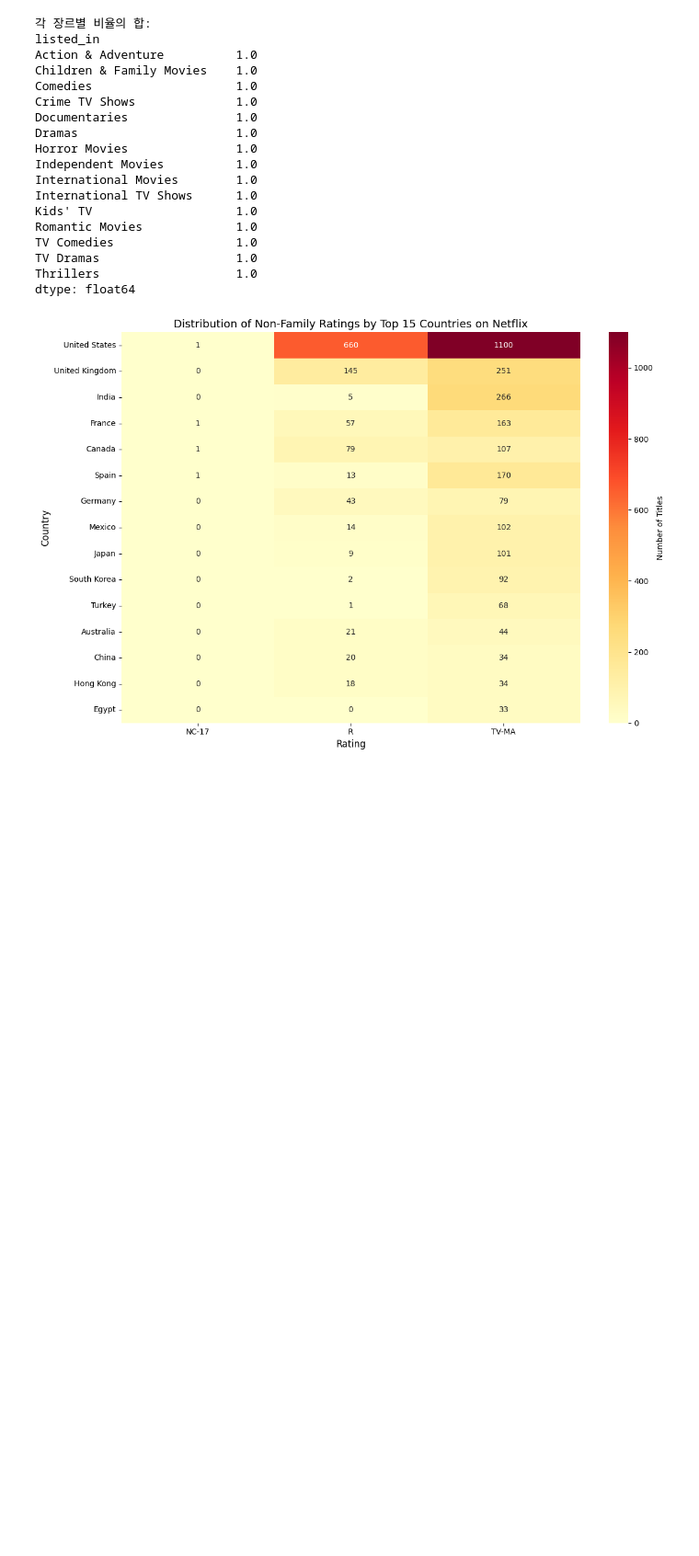
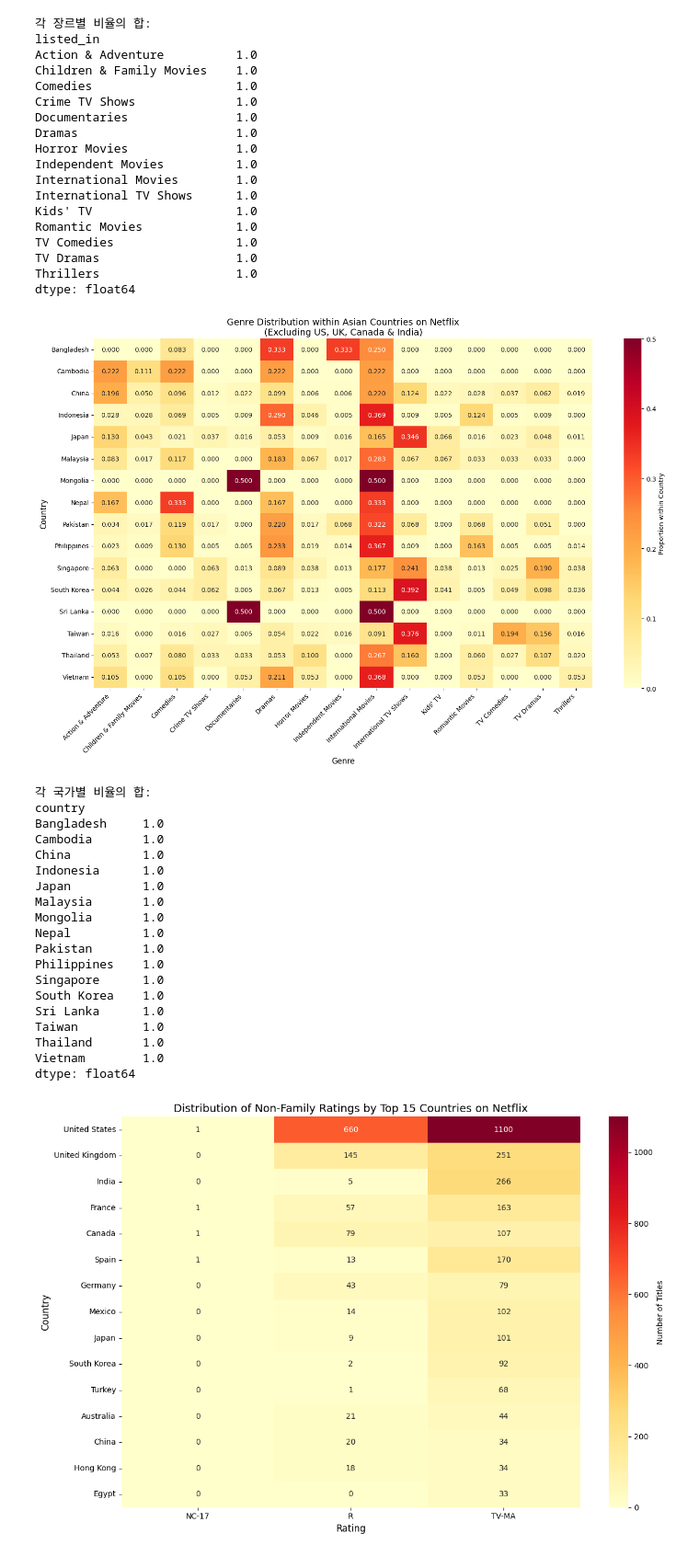
Before and after one commit to seungboAn/DATAthon, a Jupyter notebook: 김대환/joshworkspace.ipynb, the cells around one changed output. Shown at 92% size. Saved outputs shown, nothing was run; the diff lists cells and outputs as text; code cells hidden in the pictures; blank space fills up the shorter version.

```diff
--- a/김대환/joshworkspace.ipynb
+++ b/김대환/joshworkspace.ipynb
@@ -778,6 +776,85 @@ TV Comedies                 1.0
 TV Dramas                   1.0
 Thrillers                   1.0
 dtype: float64
+# %%
+# 아시아 국가 리스트 정의
+asian_countries = [
+    "Japan", "South Korea", "China", "Taiwan", "Thailand", "Philippines",
+    "Indonesia", "Malaysia", "Singapore", "Vietnam", "Cambodia", "Myanmar",
+    "Laos", "Brunei", "Mongolia", "Nepal", "Sri Lanka", "Pakistan",
+    "Bangladesh", "Maldives", "Bhutan"
+]
+
+# 데이터 전처리
+country_genre_split = netflix_data.dropna(subset=['country', 'listed_in']).copy()
+country_genre_split = country_genre_split.assign(
+    country=country_genre_split['country'].str.split(', '),
+    listed_in=country_genre_split['listed_in'].str.split(', ')
+).explode('country').explode('listed_in')
+
+# 제외할 국가들
+excluded_countries = ['United States', 'United Kingdom', 'Canada', 'India']
+
+# 아시아 국가들만 선택 (제외 국가 제외)
+asian_data = country_genre_split[
+    (country_genre_split['country'].isin(asian_countries)) &
+    (~country_genre_split['country'].isin(excluded_countries))
+]
+
+# 상위 장르 선택
+top_genres = country_genre_split['listed_in'].value_counts().head(15).index
+
+# 국가-장르 매트릭스 생성
+country_genre_matrix = pd.DataFrame(
+    asian_data[asian_data['listed_in'].isin(top_genres)]
+    .groupby(['country', 'listed_in']).size()
+).reset_index().pivot(index='country', columns='listed_in', values=0).fillna(0)
+
+# 데이터가 있는 국가만 선택 (행의 합이 0인 국가 제외)
+country_genre_matrix = country_genre_matrix[country_genre_matrix.sum(axis=1) > 0]
+
+# 행(국가)별로 정규화 - 각 국가의 장르 비율 합이 1이 되도록
+country_genre_matrix_normalized = country_genre_matrix.div(country_genre_matrix.sum(axis=1), axis=0)
+
+# 히트맵 시각화
+plt.figure(figsize=(15, 10))
+sns.heatmap(country_genre_matrix_normalized,
+            cmap='YlOrRd',
+            annot=True,
+            fmt='.3f',
+            cbar_kws={'label': 'Proportion within Country'})
+plt.title('Genre Distribution within Asian Countries on Netflix\n(Excluding US, UK, Canada & India)', fontsize=14)
+plt.xlabel('Genre', fontsize=12)
+plt.ylabel('Country', fontsize=12)
+plt.xticks(rotation=45, ha='right')
+plt.tight_layout()
+plt.show()
+
+# 검증을 위해 각 국가(행)의 합 출력
+row_sums = country_genre_matrix_normalized.sum(axis=1)
+print("\n각 국가별 비율의 합:")
+print(row_sums)  # 모든 값이 1.0이어야 함
+# %% [output]
+[figure, added]
+각 국가별 비율의 합:
+country
+Bangladesh     1.0
+Cambodia       1.0
+China          1.0
+Indonesia      1.0
+Japan          1.0
+Malaysia       1.0
+Mongolia       1.0
+Nepal          1.0
+Pakistan       1.0
+Philippines    1.0
+Singapore      1.0
+South Korea    1.0
+Sri Lanka      1.0
+Taiwan         1.0
+Thailand       1.0
+Vietnam        1.0
+dtype: float64
 # %%
 # Non-family 관련 rating 분포 히트맵
 import seaborn as sns
```
Also changed, not shown: parts of 1 cell of this notebook, 1 other file.
